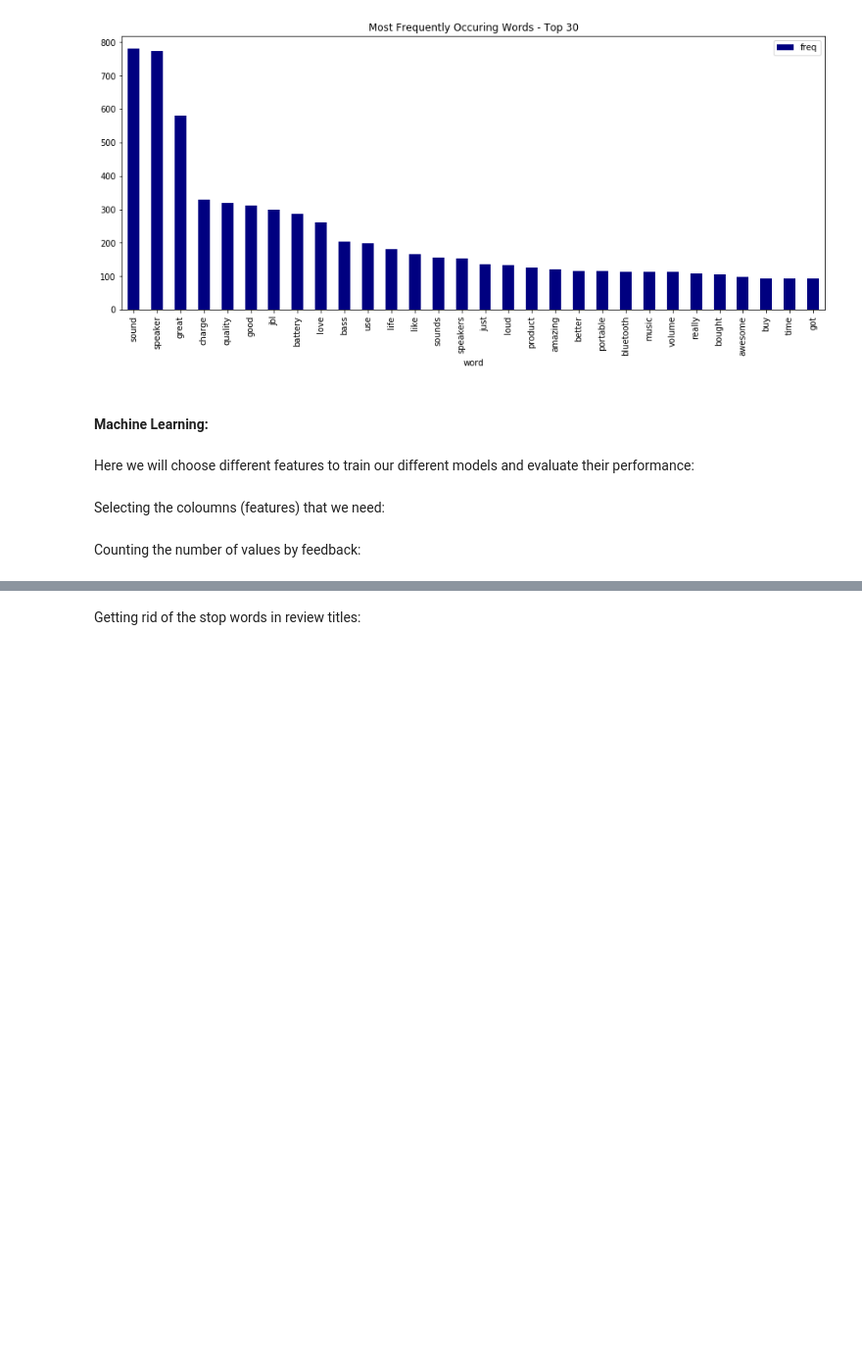
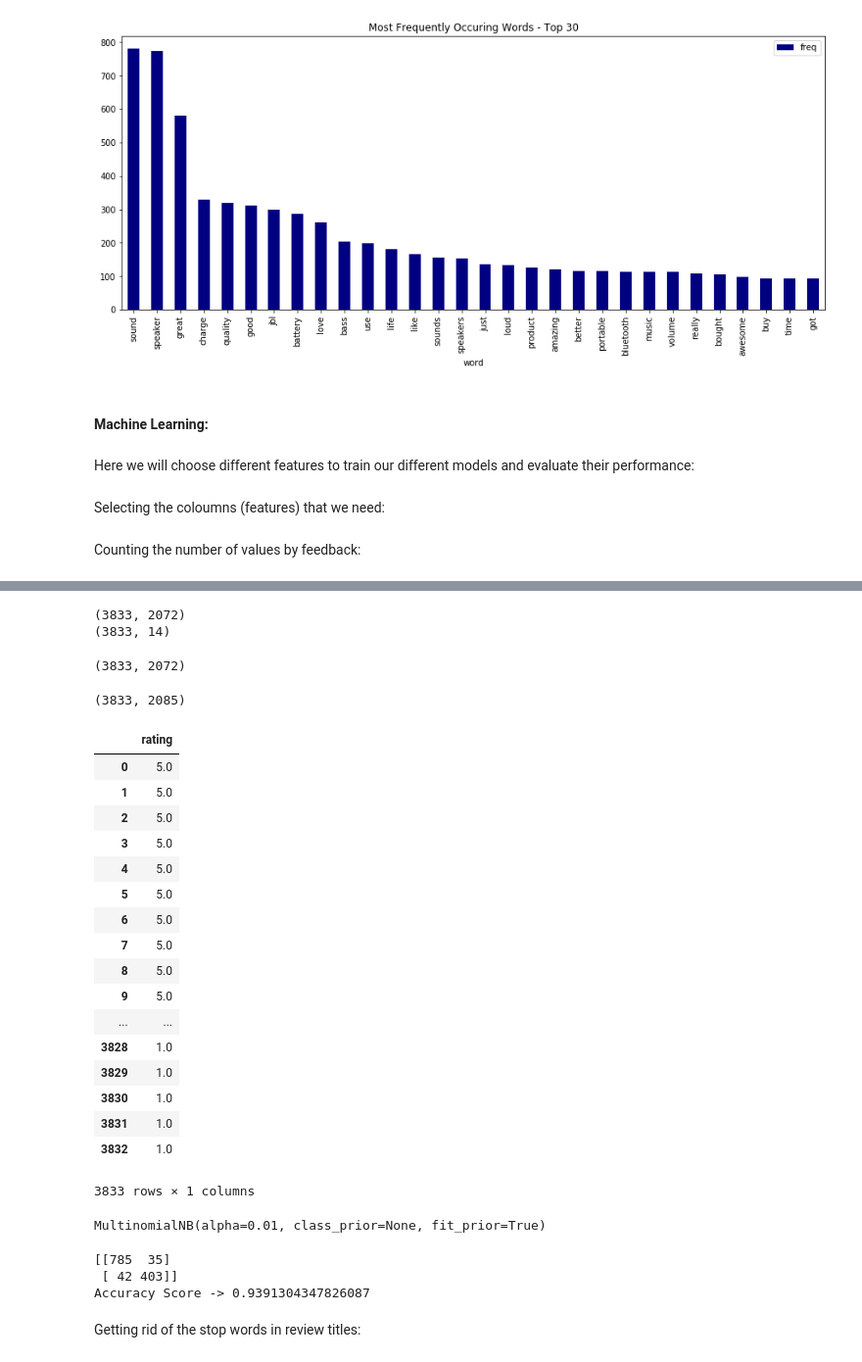
Before and after one commit to kavehamini/Amazon-Review-Analysis-JBL-Charge-4-Speaker-Sentiment-Analysis-NLP, a Jupyter notebook: Machine Learning-NLP-Sentiment Analysis of Amazon reviews for JBL Speaker.ipynb, the cells around one changed output, grey strips where cells are left out. Shown at 98% size. Saved outputs shown, nothing was run; the diff lists cells and outputs as text; code cells hidden in the pictures; blank space fills up the shorter version.

```diff
--- a/Machine Learning-NLP-Sentiment Analysis of Amazon reviews for JBL Speaker.ipynb
+++ b/Machine Learning-NLP-Sentiment Analysis of Amazon reviews for JBL Speaker.ipynb
@@ -98,0 +127,22 @@ NameError: name 'data' is not defined
+# %%
+count_vect = CountVectorizer(ngram_range=(1,2))
+final_counts = count_vect.fit_transform(final['reviews'].values)
+print(final_counts.get_shape())
+print(final.shape)
+final.drop(['reviews'],axis=1,inplace=True)
+# %% [output]
+(3833, 2072)
+(3833, 14)
+# %%
+rev_df = pd.DataFrame(final_counts.todense(),columns=count_vect.get_feature_names())
+# %%
+rev_df.shape
+# %% [output]
+(3833, 2072)
+# %%
+final.reset_index(inplace=True, drop=True)
+final_df = pd.concat([final,rev_df], axis=1)
+# %%
+final_df.shape
+# %% [output]
+(3833, 2085)
@@ -98,0 +152,21 @@ NameError: name 'data' is not defined
+# %%
+final_df.iloc[:,0:1]
+# %% [output]
+|  | rating |
+| 0 | 5.0 |
+| 1 | 5.0 |
+| 2 | 5.0 |
+| 3 | 5.0 |
+| 4 | 5.0 |
+| 5 | 5.0 |
+| 6 | 5.0 |
+| 7 | 5.0 |
+| 8 | 5.0 |
+| 9 | 5.0 |
+| ... | ... |
+| 3828 | 1.0 |
+| 3829 | 1.0 |
+| 3830 | 1.0 |
+| 3831 | 1.0 |
+| 3832 | 1.0 |
+3833 rows × 1 columns
@@ -99,3 +175,21 @@ NameError: name 'data' is not defined
+# %%
+clf = MultinomialNB()
+param_disb = { 'alpha': [10**-4,10**-3,10**-2,10**-1,10,1,10**2,10**3,10**4]}
+search = GridSearchCV(clf, param_grid=param_disb, cv=5)
+search.fit(X_train,y_train)
+
+print(search.best_estimator_)
+# %% [output]
+MultinomialNB(alpha=0.01, class_prior=None, fit_prior=True)
+# %%
+clf = MultinomialNB(alpha=0.1, class_prior=None, fit_prior=True)
+clf. fit(X_train, y_train)
+print(confusion_matrix(y_test, clf.predict(X_test)))
+print(f"Accuracy Score -> {clf.score(X_test,y_test)}")
+# %% [output]
+[[785  35]
+ [ 42 403]]
+Accuracy Score -> 0.9391304347826087
 # %% [markdown]
 Getting rid of the stop words in review titles:
 # %%
```
Also changed, not shown: parts of 6 cells of this notebook.
